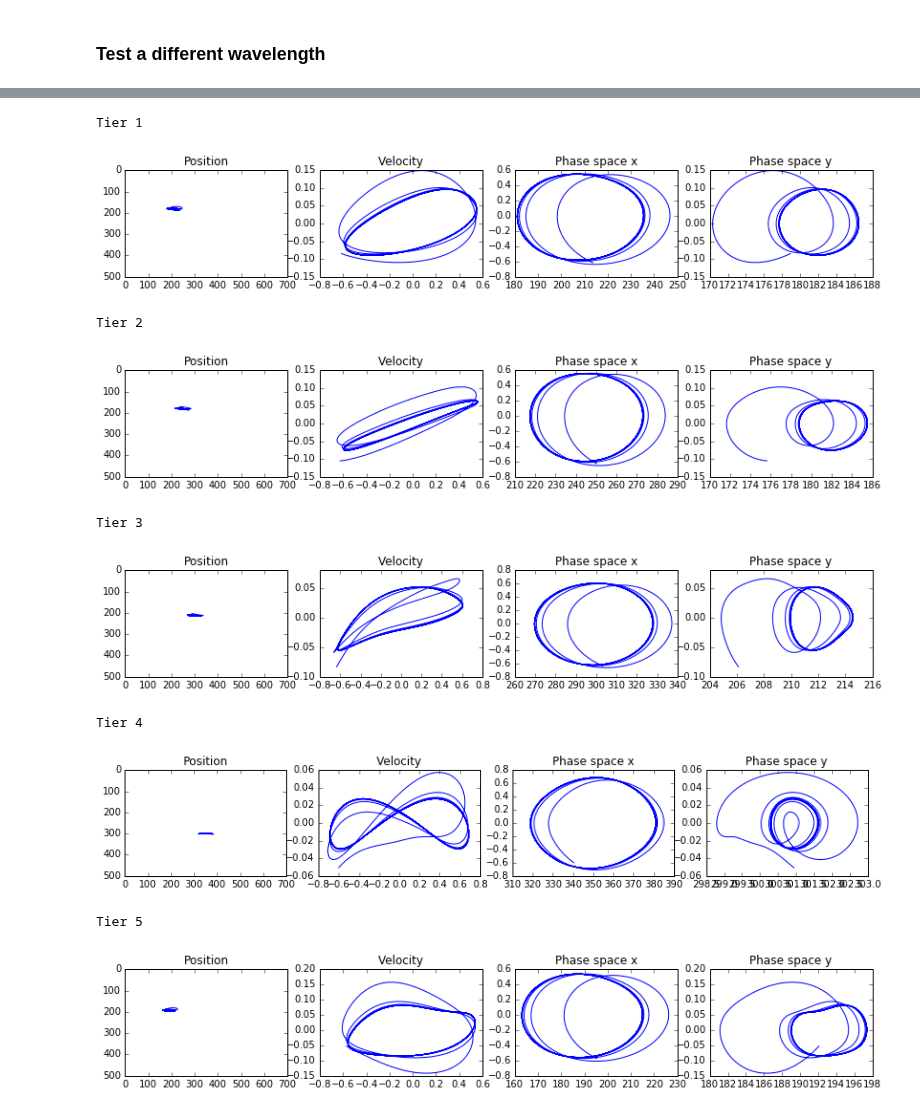
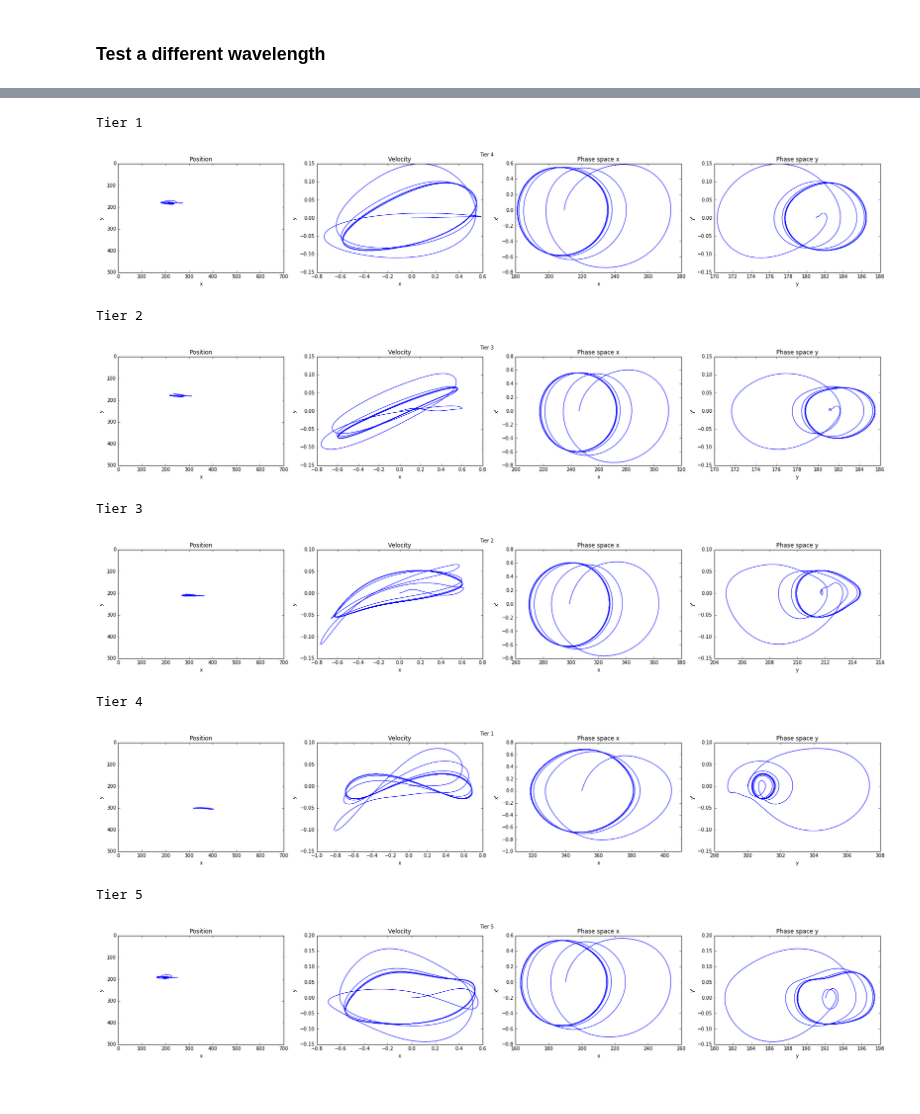
Before and after one commit to greydanus/fractal_tree, a Jupyter notebook: phase_space.ipynb, the cells around one changed output, grey strips where cells are left out. Saved outputs shown, nothing was run; the diff lists cells and outputs as text; code cells hidden in the pictures.

```diff
--- a/phase_space.ipynb
+++ b/phase_space.ipynb
@@ -317,25 +315,28 @@ for tier in range(1,ntiers+1):
 # %% [markdown]
 Given the data we've collected, make velocity, postition, and phase space plots for each of the leftmost nodes. Notice that for this set of parameters, the tree's motion is periodic
 # %%
+order = [4,3,2,1,5] #the order of the tiers is mixed up because data is collected during recursion
 for tier in range(1,ntiers+1):
     print 'Tier ' + str(tier)
     x = tiers[tier]["x"]; v = tiers[tier]["v"];
-    x = x[initial_wav:,:]; v = v[initial_wav:,:];
-    plt.figure(figsize=(14,2))
+    plt.figure(figsize=(28,4))
 
-    plt.subplot(141) ; plt.title('Position')
+    plt.subplot(141) ; plt.title('Position'); plt.xlabel('x'); plt.ylabel('y')
     plt.axis([0.0,cwidth,0.0,cheight])
     plt.gca().invert_yaxis()
     plt.plot(x[:,0], x[:,1],'b-')
 
-    plt.subplot(142) ; plt.title('Velocity')
+    plt.subplot(142) ; plt.title('Velocity'); plt.xlabel('x'); plt.ylabel('y')
     plt.plot(v[:,0], v[:,1],'b-')
 
-    plt.subplot(143) ; plt.title('Phase space x')
+    plt.subplot(143) ; plt.title('Phase space x'); plt.xlabel('x'); plt.ylabel('x\'')
     plt.plot(x[:,0], v[:,0],'b-')
 
-    plt.subplot(144) ; plt.title('Phase space y')
+    plt.subplot(144) ; plt.title('Phase space y'); plt.xlabel('y'); plt.ylabel('y\'')
     plt.plot(x[:,1], v[:,1],'b-')
+
+    plt.suptitle('Tier ' + str(order[tier-1]))
+    plt.savefig(str(order[tier-1])+'_leftmost_800.png')
     plt.show()
 # %% [output]
 Tier 1
@@ -376,25 +377,28 @@ for tier in range(1,ntiers+1):
     tiers[tier]["x"] = frac.data["x"][tier::ntiers]
     tiers[tier]["v"] = frac.data["v"][tier::ntiers]
 # %%
+order = [4,3,2,1,5] #the order of the tiers is mixed up because data is collected during recursion
 for tier in range(1,ntiers+1):
     print 'Tier ' + str(tier)
     x = tiers[tier]["x"]; v = tiers[tier]["v"];
-    x = x[initial_wav:,:]; v = v[initial_wav:,:];
-    plt.figure(figsize=(14,2))
+    plt.figure(figsize=(28,4))
 
-    plt.subplot(141) ; plt.title('Position')
+    plt.subplot(141) ; plt.title('Position'); plt.xlabel('x'); plt.ylabel('y')
     plt.axis([0.0,cwidth,0.0,cheight])
     plt.gca().invert_yaxis()
     plt.plot(x[:,0], x[:,1],'b-')
 
-    plt.subplot(142) ; plt.title('Velocity')
+    plt.subplot(142) ; plt.title('Velocity'); plt.xlabel('x'); plt.ylabel('y')
     plt.plot(v[:,0], v[:,1],'b-')
 
-    plt.subplot(143) ; plt.title('Phase space x')
+    plt.subplot(143) ; plt.title('Phase space x'); plt.xlabel('x'); plt.ylabel('x\'')
     plt.plot(x[:,0], v[:,0],'b-')
 
-    plt.subplot(144) ; plt.title('Phase space y')
+    plt.subplot(144) ; plt.title('Phase space y'); plt.xlabel('y'); plt.ylabel('y\'')
     plt.plot(x[:,1], v[:,1],'b-')
+
+    plt.suptitle('Tier ' + str(order[tier-1]))
+    plt.savefig(str(order[tier-1])+'_center_800.png')
     plt.show()
 # %% [output]
 Tier 1
@@ -435,34 +439,37 @@ for tier in range(1,ntiers+1):
     tiers[tier]["x"] = frac.data["x"][tier::ntiers]
     tiers[tier]["v"] = frac.data["v"][tier::ntiers]
 # %%
+order = [4,3,2,1,5] #the order of the tiers is mixed up because data is collected during recursion
 for tier in range(1,ntiers+1):
     print 'Tier ' + str(tier)
     x = tiers[tier]["x"]; v = tiers[tier]["v"];
-    x = x[initial_wav:,:]; v = v[initial_wav:,:];
-    plt.figure(figsize=(14,2))
+    plt.figure(figsize=(28,4))
 
-    plt.subplot(141) ; plt.title('Position')
+    plt.subplot(141) ; plt.title('Position'); plt.xlabel('x'); plt.ylabel('y')
     plt.axis([0.0,cwidth,0.0,cheight])
     plt.gca().invert_yaxis()
     plt.plot(x[:,0], x[:,1],'b-')
 
-    plt.subplot(142) ; plt.title('Velocity')
+    plt.subplot(142) ; plt.title('Velocity'); plt.xlabel('x'); plt.ylabel('y')
     plt.plot(v[:,0], v[:,1],'b-')
 
-    plt.subplot(143) ; plt.title('Phase space x')
+    plt.subplot(143) ; plt.title('Phase space x'); plt.xlabel('x'); plt.ylabel('x\'')
     plt.plot(x[:,0], v[:,0],'b-')
 
-    plt.subplot(144) ; plt.title('Phase space y')
+    plt.subplot(144) ; plt.title('Phase space y'); plt.xlabel('y'); plt.ylabel('y\'')
     plt.plot(x[:,1], v[:,1],'b-')
+
+    plt.suptitle('Tier ' + str(order[tier-1]))
+    plt.savefig(str(order[tier-1])+'_leftmost_300.png')
     plt.show()
 # %% [output]
 Tier 1
-[figure, old version]
+[figure, new version]
 Tier 2
-[figure, old version]
+[figure, new version]
 Tier 3
-[figure, old version]
+[figure, new version]
 Tier 4
-[figure, old version]
+[figure, new version]
 Tier 5
-[figure, old version]
+[figure, new version]
```
Also changed, not shown: parts of 8 cells of this notebook.
